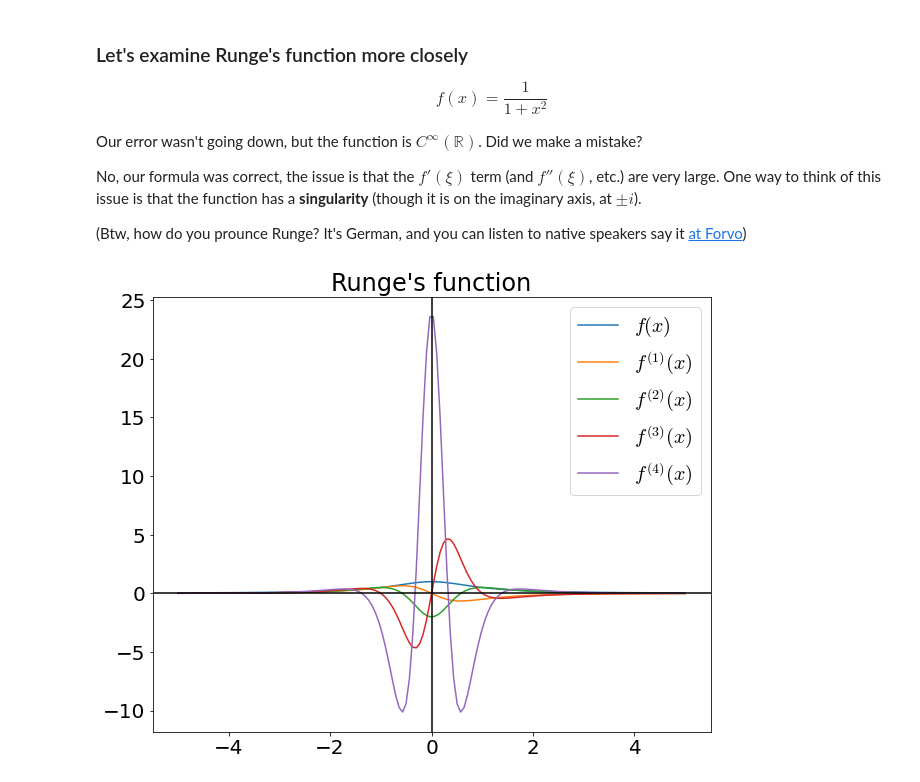
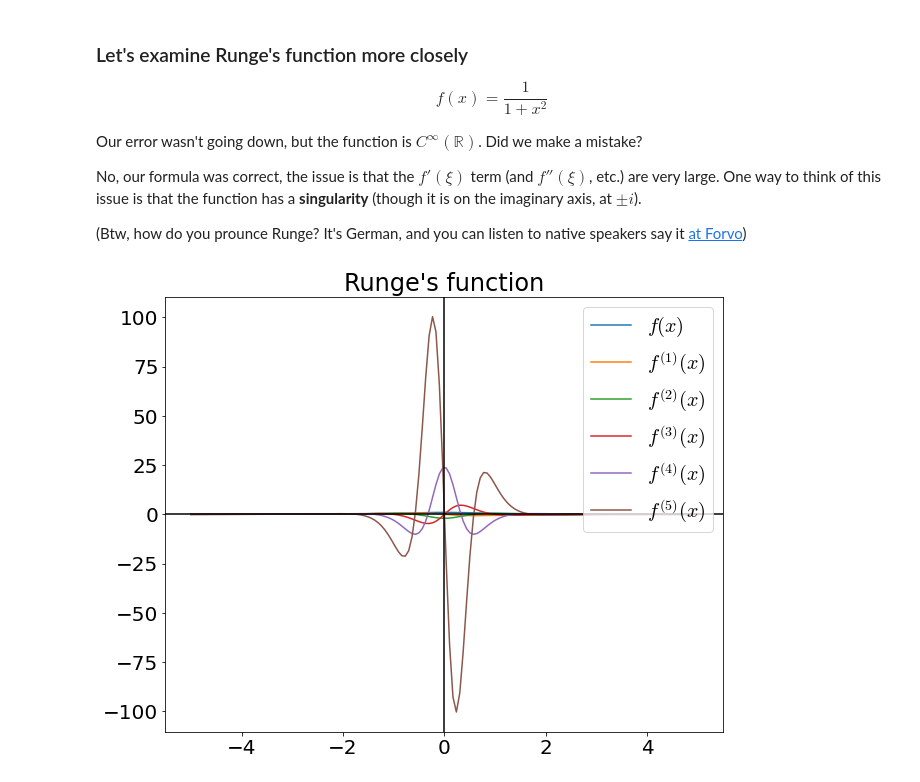
Before and after one commit to stephenbeckr/numerical-analysis-class, a Jupyter notebook: Demos/Ch4_integration.ipynb, the cells around one changed output. Cells and saved outputs as stored; diff of their text form; code cells hidden in the pictures.

```diff
--- a/Demos/Ch4_integration.ipynb
+++ b/Demos/Ch4_integration.ipynb
@@ -266,32 +276,32 @@ init_printing()
 import matplotlib as mpl
 mpl.rcParams['mathtext.fontset'] = 'cm'
 mpl.rcParams.update({'font.size': 20})
 
 
 f = lambda x : 1/(1+x**2)
 F = lambda x : np.arctan(x)
 a,b = -5,5
 
 g = 1/(1+x**2) # symbolic version
 
 gNumerical = lambdify(x,g) # avoid sympy plotting
 xGrid   = np.linspace(a,b,150)
 plt.figure(figsize=(10,8))
 plt.plot( xGrid, gNumerical(xGrid),label='$f(x)$' )
 
 
 #k = 3  # order of derivative
-for k in range(1,5):
+for k in range(1,6):
   dg = lambdify(x,sympy.diff(g,x,k))
   plt.plot( xGrid, dg(xGrid), label="$f^{("+str(k)+")}(x)$");
 plt.axvline(color='k');
 plt.axhline(color='k');
 #plt.legend(prop={'size': 20});
 plt.legend()
 plt.title("Runge's function");
 
 #sympy.plot(g);  # sympy plots are not so nice
 
 # sympy.plot(sympy.diff(g,x,k));
 # %% [output]
-[figure, old version]
+[figure, new version]
```
Also changed, not shown: parts of 14 cells of this notebook.
